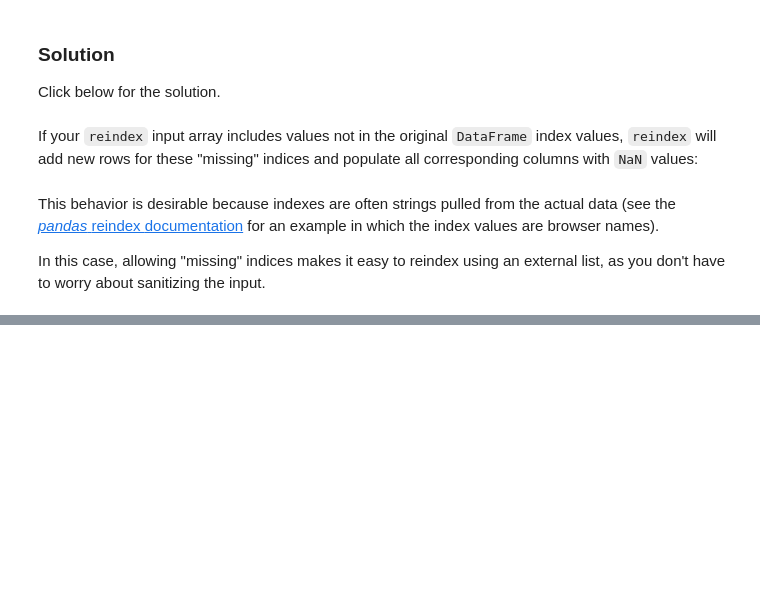
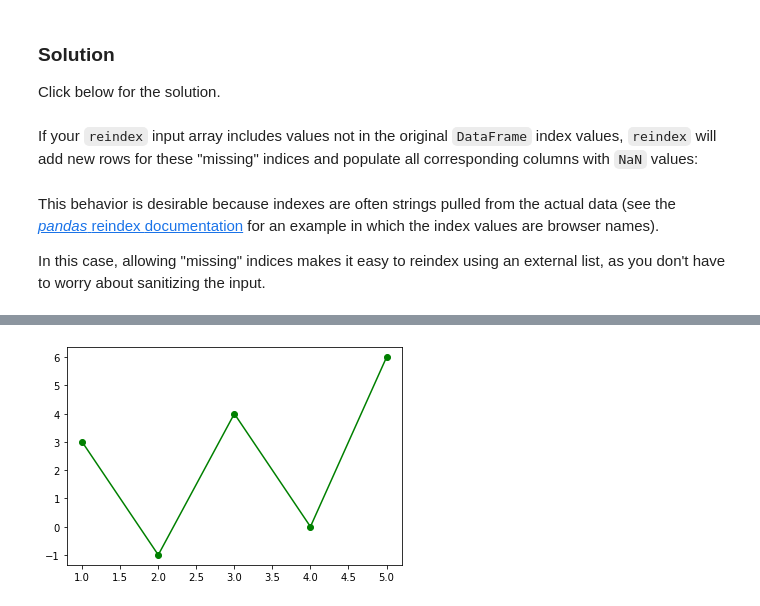
Before and after one commit to Learn-for-a-cause/MachineLearning-workshop, a Jupyter notebook: Numpy_pandas_matplotlib.ipynb, the cells around one changed output, grey strips where cells are left out. Saved outputs shown, nothing was run; the diff lists cells and outputs as text; code cells hidden in the pictures; blank space fills up the shorter version.

```diff
--- a/Numpy_pandas_matplotlib.ipynb
+++ b/Numpy_pandas_matplotlib.ipynb
@@ -401,0 +419,7 @@ sanitizing the input.
+# %%
+xs = [1, 2, 3, 4, 5]
+ys = [3, -1, 4, 0, 6]
+plt.plot(xs, ys, "g-o")
+plt.show()
+# %% [output]
+[figure, added]
```
Also changed, not shown: parts of 19 cells of this notebook.
